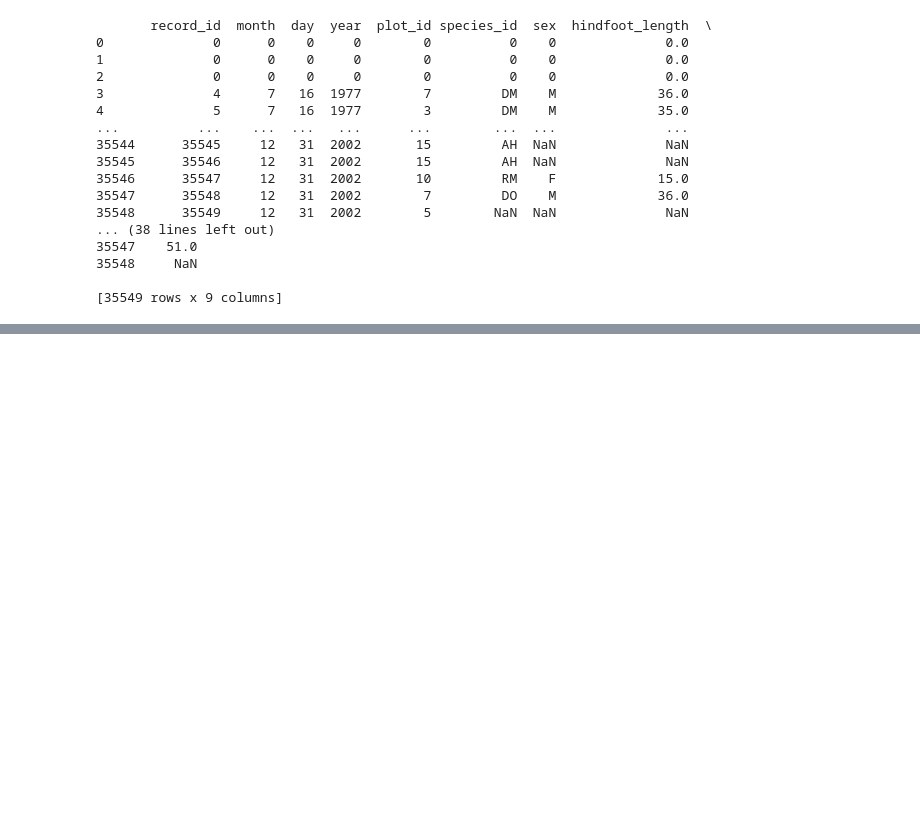
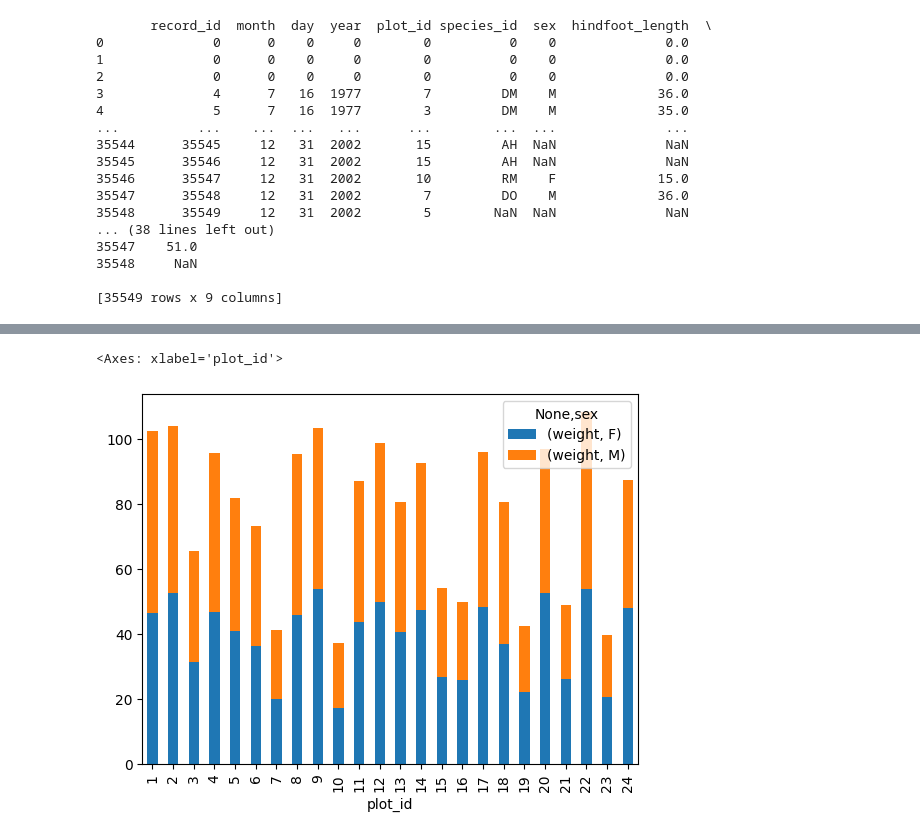
Before and after one commit to meelyn-pandit/sw-python-ecology-lesson, a Jupyter notebook: src/lesson04-data-manipulation.ipynb, the cells around one changed output, grey strips where cells are left out. Saved outputs shown, nothing was run; the diff lists cells and outputs as text; code cells hidden in the pictures; blank space fills up the shorter version.

```diff
--- a/src/lesson04-data-manipulation.ipynb
+++ b/src/lesson04-data-manipulation.ipynb
@@ -154,0 +518,12 @@ surveys_df = pd.read_csv('data/surveys.csv')
+# %%
+#2 actual answer
+# selection of the data with isin
+stack_selection = surveys_df[(surveys_df['sex'].isin(['M', 'F'])) &
+              surveys_df["weight"] > 0.][["sex", "weight", "plot_id"]]
+# calculate the mean weight for each plot id and sex combination:
+stack_selection = stack_selection.groupby(["plot_id", "sex"]).mean().unstack()
+# and we can make a stacked bar plot from this:
+stack_selection.plot(kind='bar', stacked=True)
+# %% [output]
+<Axes: xlabel='plot_id'>
+[figure, added]
```
Also changed, not shown: parts of 19 cells of this notebook.
